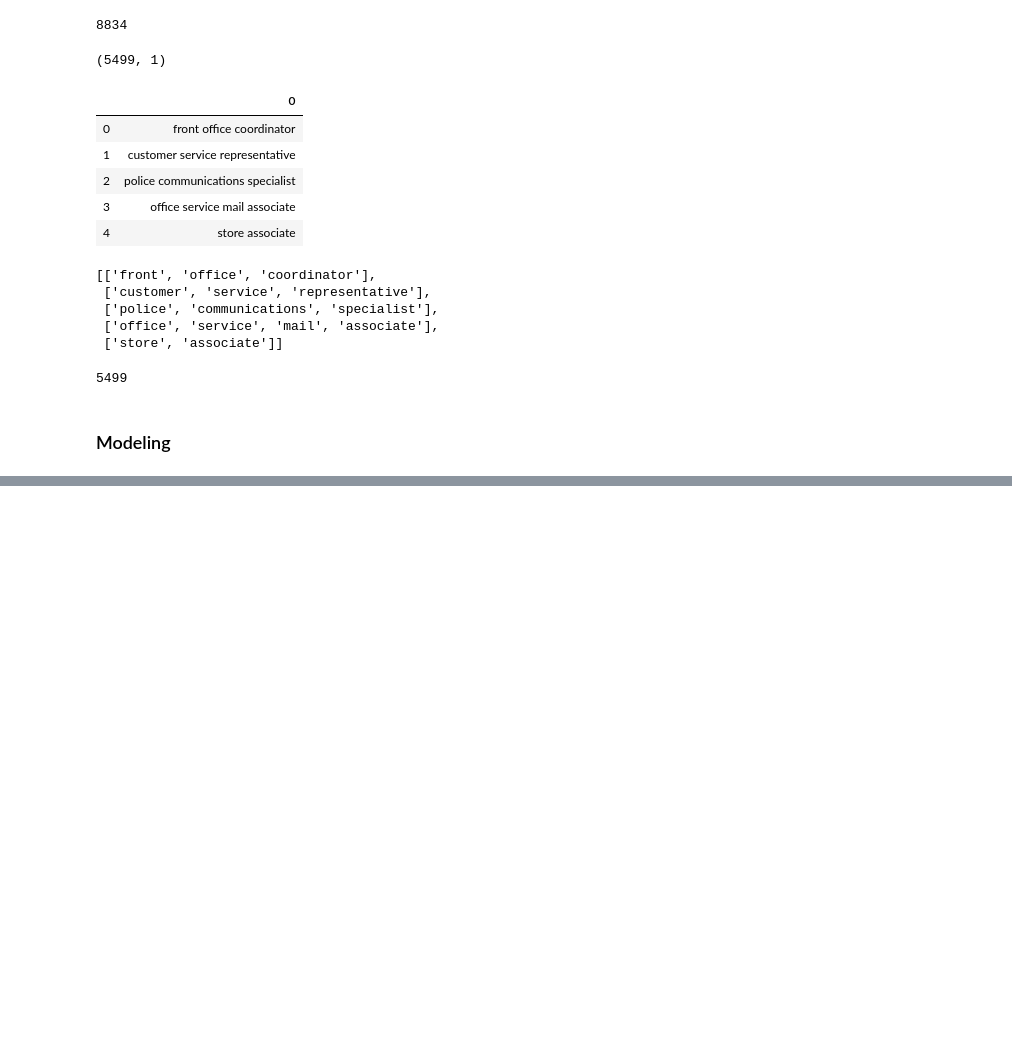
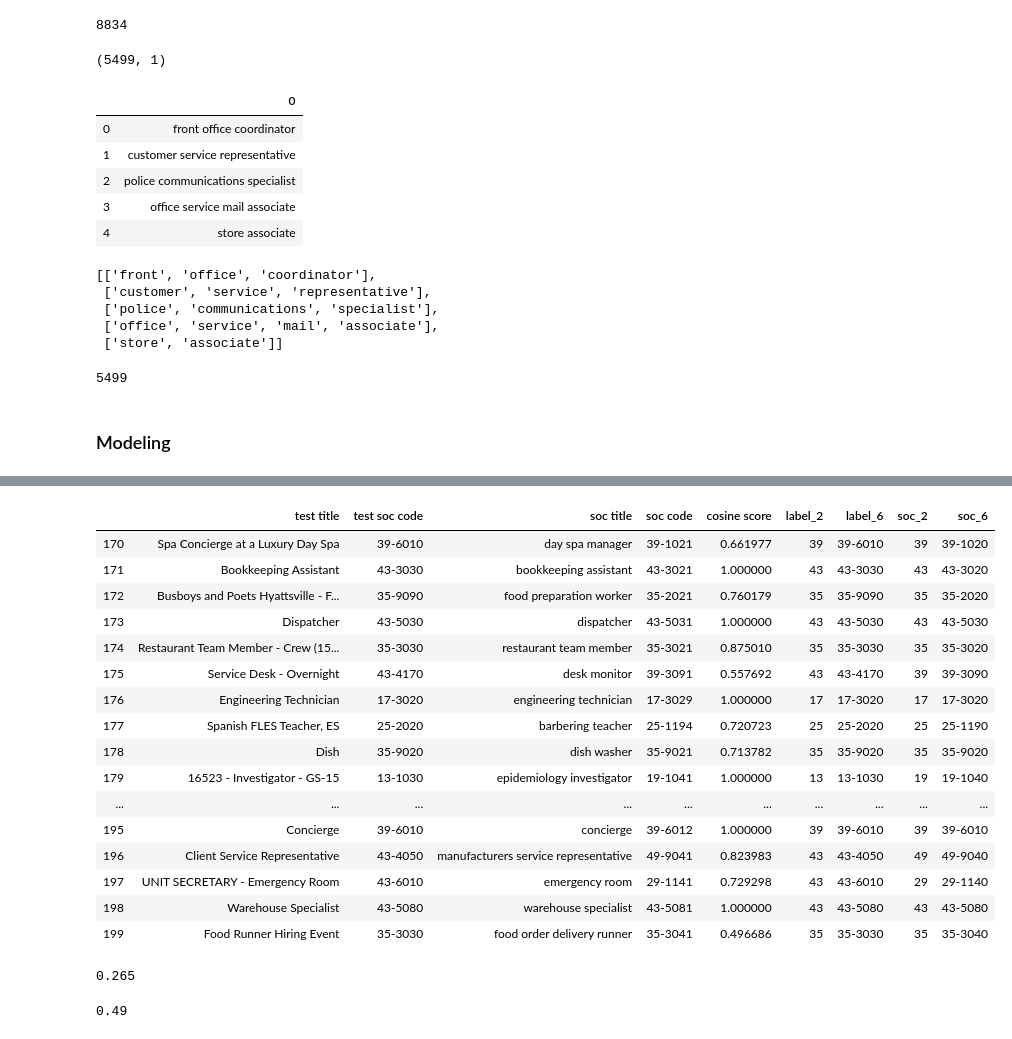
Before and after one commit to anilca-lab/FIS-capstone-project, a Jupyter notebook: Master_notebook.ipynb, the cells around one changed output, grey strips where cells are left out. Cells and saved outputs as stored; diff of their text form; code cells hidden in the pictures; blank space fills up the shorter version.

```diff
--- a/Master_notebook.ipynb
+++ b/Master_notebook.ipynb
@@ -244,0 +467,42 @@ wv.most_similar('data')
+# %%
+max_similarity_index_list = np.argmax(masked_similarity_matrix, axis = 1)
+# %%
+v = []
+for i in max_similarity_index_list:
+    try:
+        v.append(soc_titles_list[i])
+    except:
+        print(soc_titles_list[i])
+# %%
+y = []
+for i in max_similarity_index_list:
+    try:
+        y.append(soc_titles_df.iloc[i].soc_6)
+    except:
+        print(soc_titles_df.iloc[i].soc_6)
+# %%
+df = pd.DataFrame({'test title': test_df.title,
+                   'test soc code': test_df.SOC_2010,
+                   'soc title': v,
+                   'soc code': y,
+                   'cosine score': max_similarity_list})
+# %%
+df[170:200]
+# %% [output]
+|  | test title | test soc code | soc title | soc code | cosine score | label_2 | label_6 | soc_2 | soc_6 |
+| 170 | Spa Concierge at a Luxury Day Spa | 39-6010 | day spa manager | 39-1021 | 0.661977 | 39 | 39-6010 | 39 | 39-1020 |
+| 171 | Bookkeeping Assistant | 43-3030 | bookkeeping assistant | 43-3021 | 1.000000 | 43 | 43-3030 | 43 | 43-3020 |
+| 172 | Busboys and Poets Hyattsville - F... | 35-9090 | food preparation worker | 35-2021 | 0.760179 | 35 | 35-9090 | 35 | 35-2020 |
+| 173 | Dispatcher | 43-5030 | dispatcher | 43-5031 | 1.000000 | 43 | 43-5030 | 43 | 43-5030 |
+| 174 | Restaurant Team Member - Crew (15... | 35-3030 | restaurant team member | 35-3021 | 0.875010 | 35 | 35-3030 | 35 | 35-3020 |
+| 175 | Service Desk - Overnight | 43-4170 | desk monitor | 39-3091 | 0.557692 | 43 | 43-4170 | 39 | 39-3090 |
+| 176 | Engineering Technician | 17-3020 | engineering technician | 17-3029 | 1.000000 | 17 | 17-3020 | 17 | 17-3020 |
+| 177 | Spanish FLES Teacher, ES | 25-2020 | barbering teacher | 25-1194 | 0.720723 | 25 | 25-2020 | 25 | 25-1190 |
+| 178 | Dish | 35-9020 | dish washer | 35-9021 | 0.713782 | 35 | 35-9020 | 35 | 35-9020 |
+| 179 | 16523 - Investigator - GS-15 | 13-1030 | epidemiology investigator | 19-1041 | 1.000000 | 13 | 13-1030 | 19 | 19-1040 |
+| ... | ... | ... | ... | ... | ... | ... | ... | ... | ... |
+| 195 | Concierge | 39-6010 | concierge | 39-6012 | 1.000000 | 39 | 39-6010 | 39 | 39-6010 |
+| 196 | Client Service Representative | 43-4050 | manufacturers service representative | 49-9041 | 0.823983 | 43 | 43-4050 | 49 | 49-9040 |
+| 197 | UNIT SECRETARY - Emergency Room | 43-6010 | emergency room | 29-1141 | 0.729298 | 43 | 43-6010 | 29 | 29-1140 |
+| 198 | Warehouse Specialist | 43-5080 | warehouse specialist | 43-5081 | 1.000000 | 43 | 43-5080 | 43 | 43-5080 |
+| 199 | Food Runner Hiring Event | 35-3030 | food order delivery runner | 35-3041 | 0.496686 | 35 | 35-3030 | 35 | 35-3040 |
@@ -244,0 +517,8 @@ wv.most_similar('data')
+# %%
+df.loc[df.label_6 == df.soc_6].count()['test title'] / 200
+# %% [output]
+0.265
+# %%
+df.loc[df.label_2 == df.soc_2].count()['test title'] / 200
+# %% [output]
+0.49
```
Also changed, not shown: parts of 63 cells of this notebook, 2 other files.
